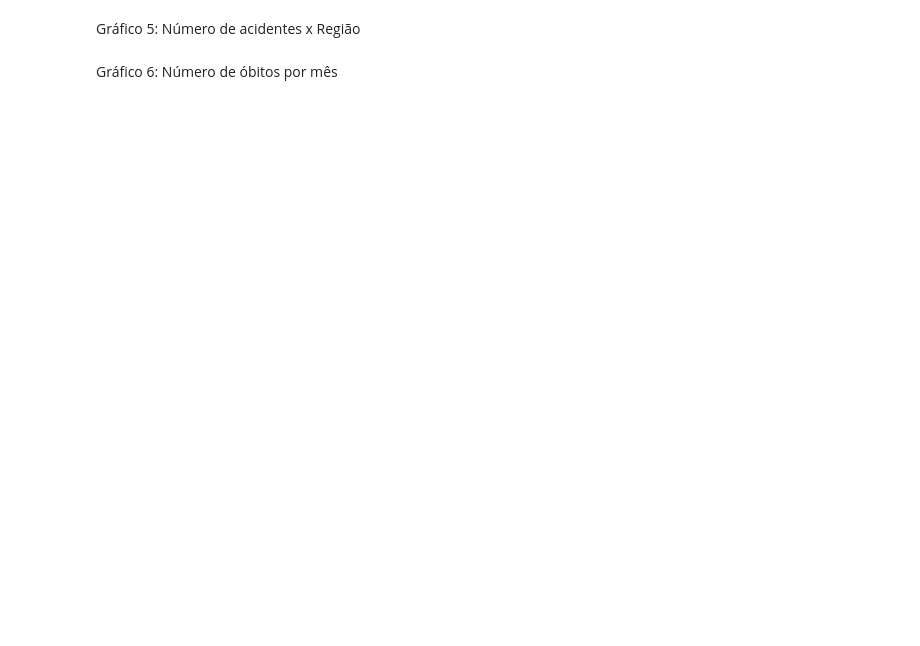
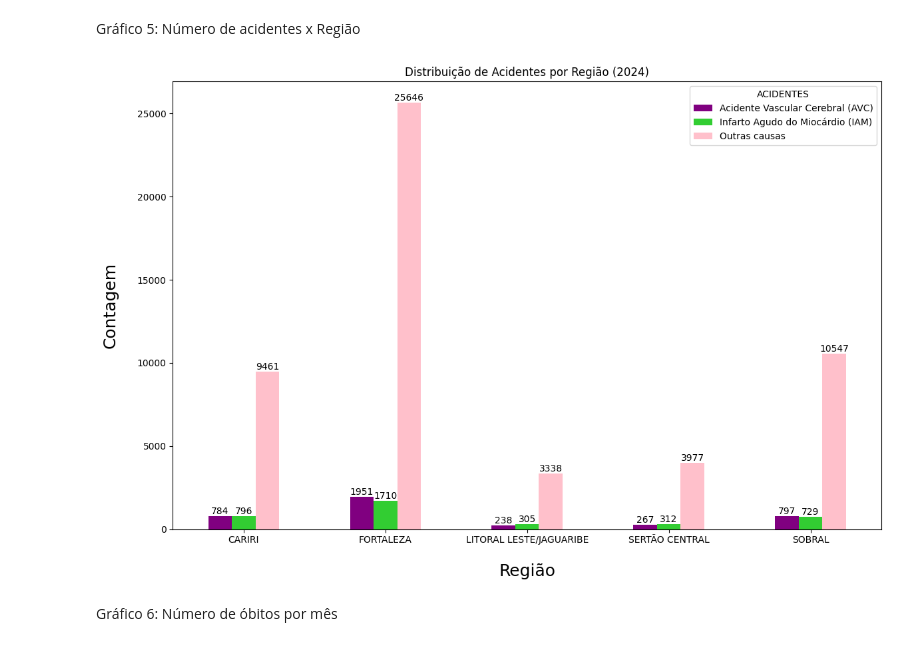
Before and after one commit to JvLira07/Dados, a Jupyter notebook: Dados-main/Dados-main/TrabalhoAV1.ipynb, the cells around one changed output. Drawn from its saved outputs; the diff is of its cells as text; code cells hidden in the pictures; blank space fills up the shorter version.

Commit message:
new graph

```diff
--- a/Dados-main/Dados-main/TrabalhoAV1.ipynb
+++ b/Dados-main/Dados-main/TrabalhoAV1.ipynb
@@ -118,11 +129,13 @@ Gráfico 5: Número de acidentes x Região
 # %%
 ax5 = df_grouped5.plot(kind='bar', figsize=(12, 8), color=['purple', 'limegreen', 'pink'], stacked=False)
 ax5.set_title('Distribuição de Acidentes por Região (2024)')
 ax5.set_xlabel('Região', fontsize=18, labelpad=20)
 ax5.set_ylabel('Contagem', fontsize=18, labelpad=20)
-plt.xticks(rotation=45)
+plt.xticks(rotation=0)
 plt.tight_layout()
 add_values(ax5)
+# %% [output]
+[figure, added]
 # %% [markdown]
 Gráfico 6: Número de óbitos por mês
 # %%
```
Also changed, not shown: parts of 5 cells of this notebook.
